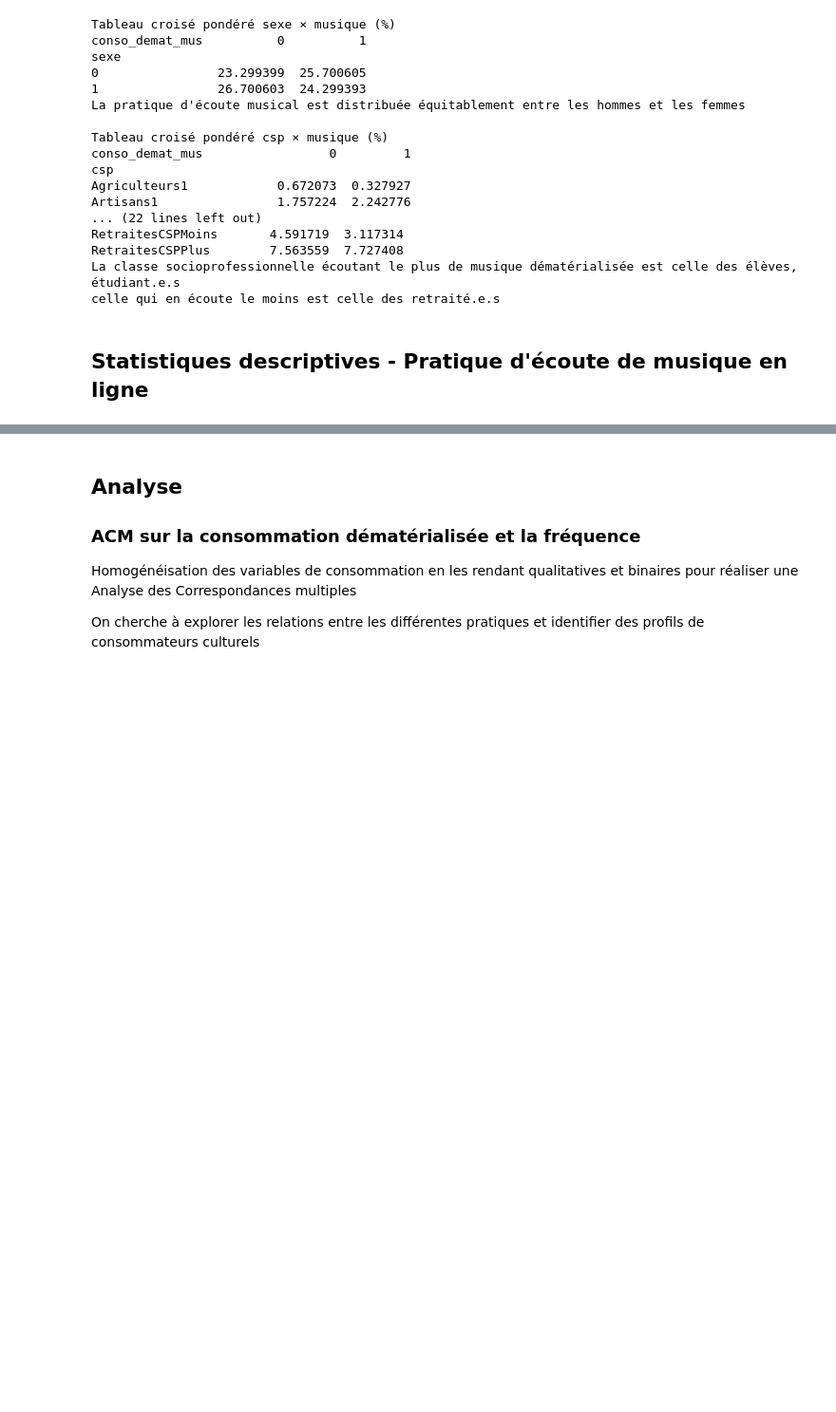
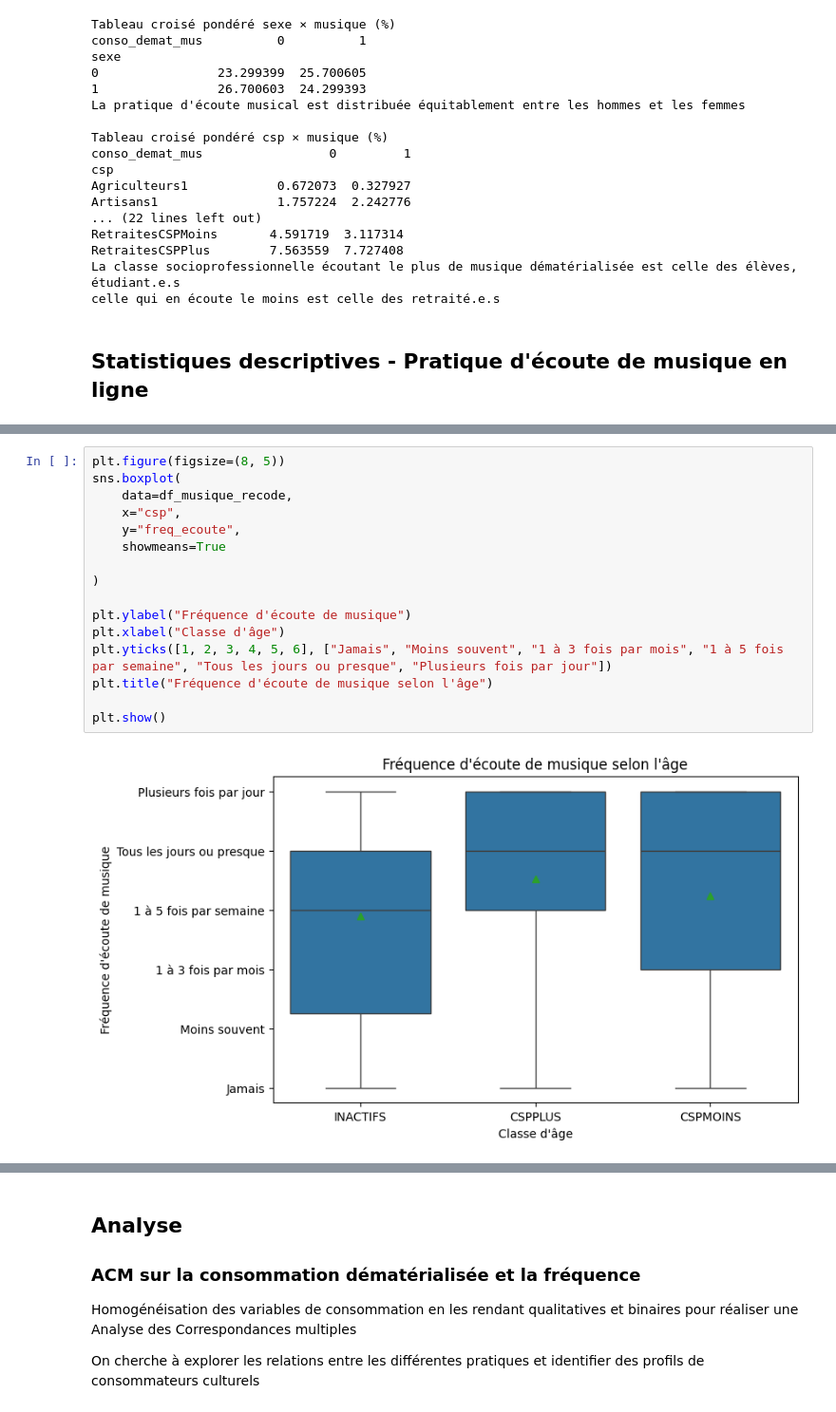
Before and after one commit to Roulinee/Projet_Python_pour_DS, a Jupyter notebook: main.ipynb, the cells around one changed output, grey strips where cells are left out. Shown at 95% size. Saved outputs shown, nothing was run; the diff lists cells and outputs as text; blank space fills up the shorter version.

```diff
--- a/main.ipynb
+++ b/main.ipynb
@@ -336,0 +318,18 @@ ValueError: Could not interpret value `age` for `x`. An entry with this name doe
+# %%
+plt.figure(figsize=(8, 5))
+sns.boxplot(
+    data=df_musique_recode,
+    x="csp",
+    y="freq_ecoute",
+    showmeans=True
+
+)
+
+plt.ylabel("Fréquence d'écoute de musique")
+plt.xlabel("Classe d'âge")
+plt.yticks([1, 2, 3, 4, 5, 6], ["Jamais", "Moins souvent", "1 à 3 fois par mois", "1 à 5 fois par semaine", "Tous les jours ou presque", "Plusieurs fois par jour"])
+plt.title("Fréquence d'écoute de musique selon l'âge")
+
+plt.show()
+# %% [output]
+[figure, added]
```
Also changed, not shown: parts of 6 cells of this notebook, 1 other file.
